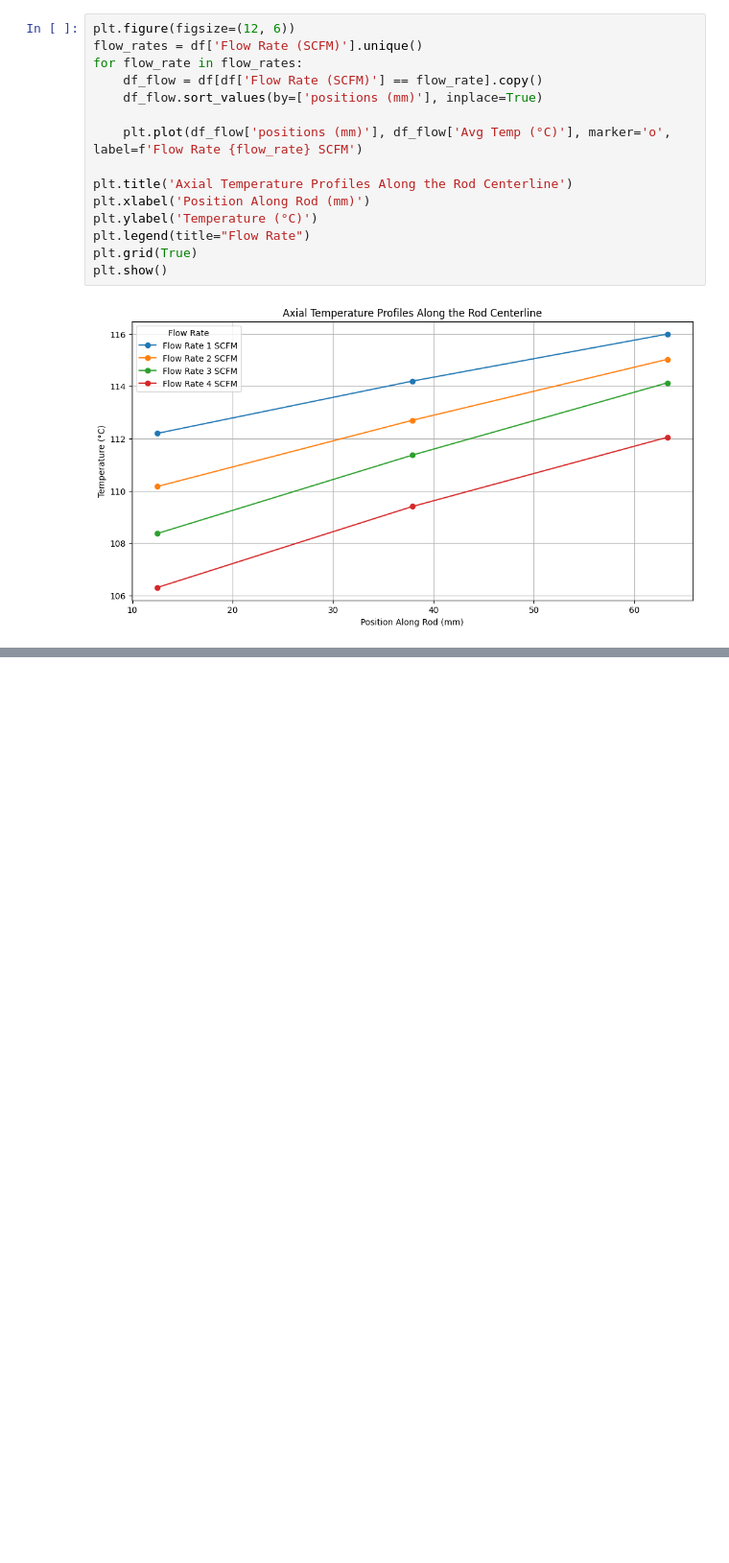
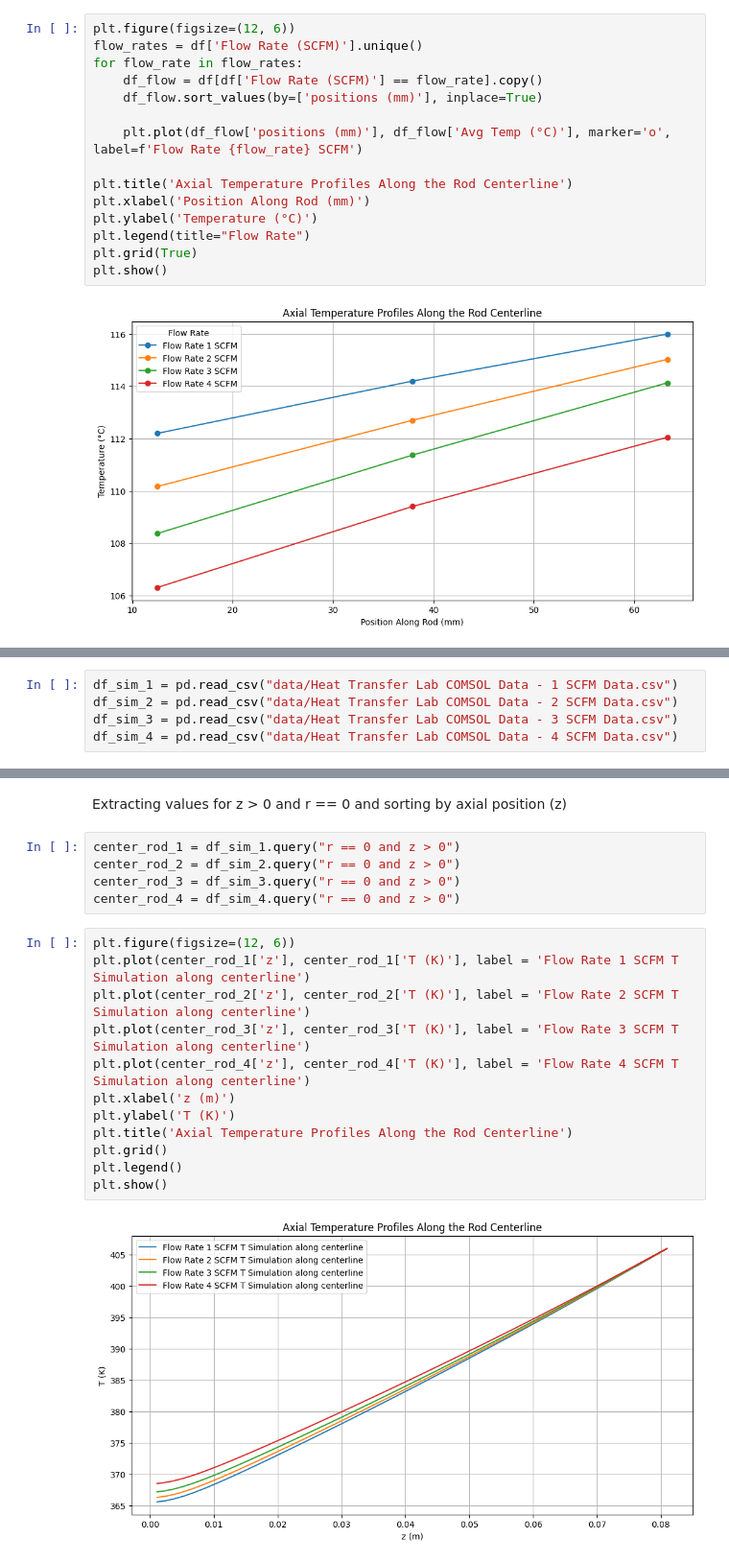
Before and after one commit to rahilisashaik/cbe154, a Jupyter notebook: heat-transfer-2/HT_data_analysis.ipynb, the cells around one changed output, grey strips where cells are left out. Shown at 96% size. Drawn from its saved outputs; the diff is of its cells as text; blank space fills up the shorter version.

```diff
--- a/heat-transfer-2/HT_data_analysis.ipynb
+++ b/heat-transfer-2/HT_data_analysis.ipynb
@@ -401,0 +404,5 @@ plt.show()
+# %%
+df_sim_1 = pd.read_csv("data/Heat Transfer Lab COMSOL Data - 1 SCFM Data.csv")
+df_sim_2 = pd.read_csv("data/Heat Transfer Lab COMSOL Data - 2 SCFM Data.csv")
+df_sim_3 = pd.read_csv("data/Heat Transfer Lab COMSOL Data - 3 SCFM Data.csv")
+df_sim_4 = pd.read_csv("data/Heat Transfer Lab COMSOL Data - 4 SCFM Data.csv")
@@ -401,0 +418,21 @@ plt.show()
+# %% [markdown]
+Extracting values for z > 0 and r == 0 and sorting by axial position (z)
+# %%
+center_rod_1 = df_sim_1.query("r == 0 and z > 0")
+center_rod_2 = df_sim_2.query("r == 0 and z > 0")
+center_rod_3 = df_sim_3.query("r == 0 and z > 0")
+center_rod_4 = df_sim_4.query("r == 0 and z > 0")
+# %%
+plt.figure(figsize=(12, 6))
+plt.plot(center_rod_1['z'], center_rod_1['T (K)'], label = 'Flow Rate 1 SCFM T Simulation along centerline')
+plt.plot(center_rod_2['z'], center_rod_2['T (K)'], label = 'Flow Rate 2 SCFM T Simulation along centerline')
+plt.plot(center_rod_3['z'], center_rod_3['T (K)'], label = 'Flow Rate 3 SCFM T Simulation along centerline')
+plt.plot(center_rod_4['z'], center_rod_4['T (K)'], label = 'Flow Rate 4 SCFM T Simulation along centerline')
+plt.xlabel('z (m)')
+plt.ylabel('T (K)')
+plt.title('Axial Temperature Profiles Along the Rod Centerline')
+plt.grid()
+plt.legend()
+plt.show()
+# %% [output]
+[figure, added]
```
Also changed, not shown: parts of 2 cells of this notebook, 4 other files.
